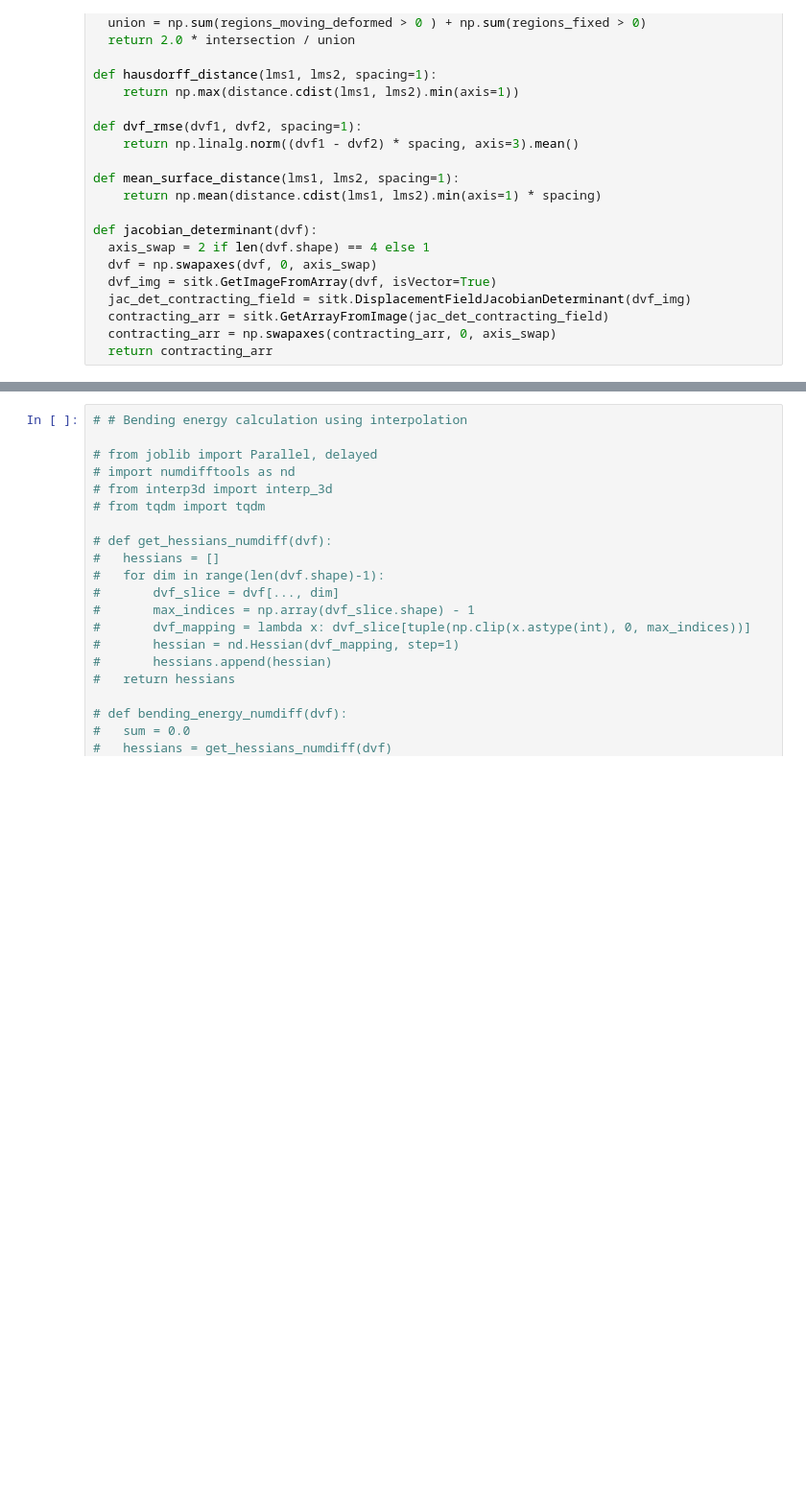
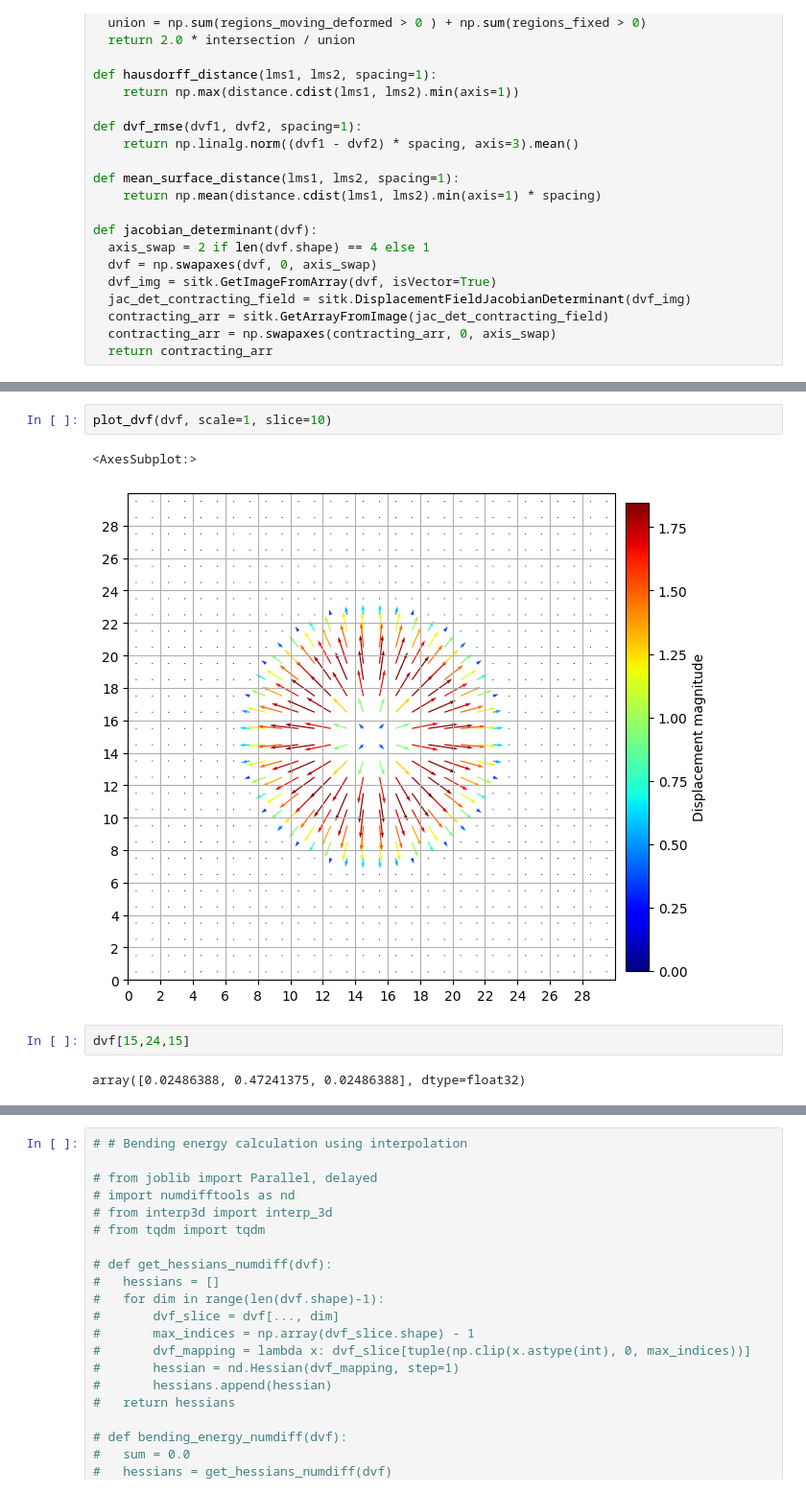
Before and after one commit to joasiee/elastix, a Jupyter notebook: experiments/notebooks/voxels.ipynb, the cells around one changed output, grey strips where cells are left out. Shown at 96% size. Cells and saved outputs as stored; diff of their text form; blank space fills up the shorter version.

```diff
--- a/experiments/notebooks/voxels.ipynb
+++ b/experiments/notebooks/voxels.ipynb
@@ -248,0 +242,9 @@ plt.gca().grid(True)
+# %%
+plot_dvf(dvf, scale=1, slice=10)
+# %% [output]
+<AxesSubplot:>
+[figure, added]
+# %%
+dvf[15,24,15]
+# %% [output]
+array([0.02486388, 0.47241375, 0.02486388], dtype=float32)
```
Also changed, not shown: parts of 5 cells of this notebook.
